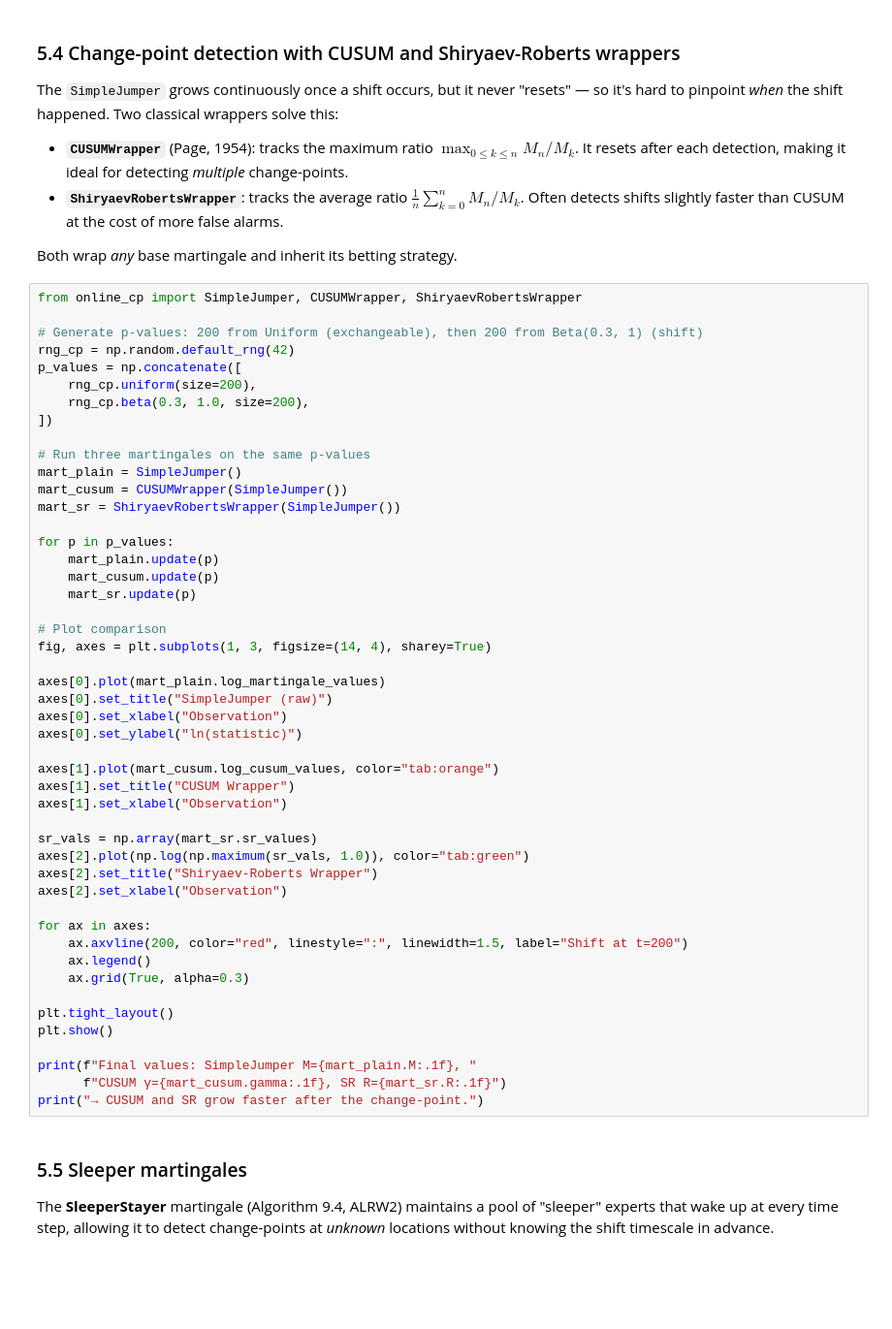
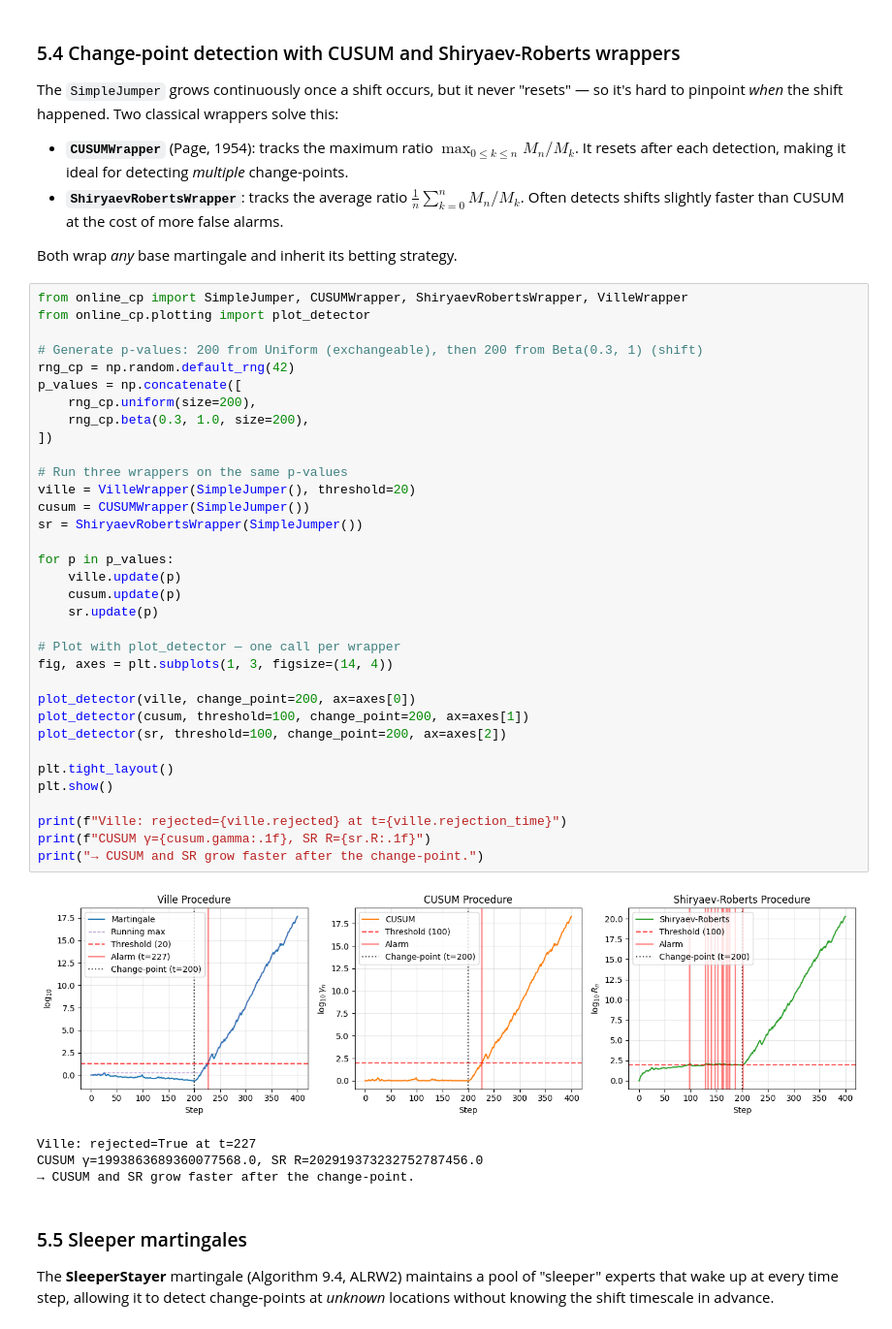
Before and after one commit to egonmedhatten/online-cp, a Jupyter notebook: notebooks/tutorial.ipynb, the cells around one changed output. Shown at 97% size. Saved outputs shown, nothing was run; the diff lists cells and outputs as text; blank space fills up the shorter version.

```diff
--- a/notebooks/tutorial.ipynb
+++ b/notebooks/tutorial.ipynb
@@ -411,53 +476,44 @@ The `SimpleJumper` grows continuously once a shift occurs, but it never "resets"
 
 Both wrap *any* base martingale and inherit its betting strategy.
 # %%
-from online_cp import SimpleJumper, CUSUMWrapper, ShiryaevRobertsWrapper
+from online_cp import SimpleJumper, CUSUMWrapper, ShiryaevRobertsWrapper, VilleWrapper
+from online_cp.plotting import plot_detector
 
 # Generate p-values: 200 from Uniform (exchangeable), then 200 from Beta(0.3, 1) (shift)
 rng_cp = np.random.default_rng(42)
 p_values = np.concatenate([
     rng_cp.uniform(size=200),
     rng_cp.beta(0.3, 1.0, size=200),
 ])
 
-# Run three martingales on the same p-values
-mart_plain = SimpleJumper()
-mart_cusum = CUSUMWrapper(SimpleJumper())
-mart_sr = ShiryaevRobertsWrapper(SimpleJumper())
+# Run three wrappers on the same p-values
+ville = VilleWrapper(SimpleJumper(), threshold=20)
+cusum = CUSUMWrapper(SimpleJumper())
+sr = ShiryaevRobertsWrapper(SimpleJumper())
 
 for p in p_values:
-    mart_plain.update(p)
-    mart_cusum.update(p)
-    mart_sr.update(p)
+    ville.update(p)
+    cusum.update(p)
+    sr.update(p)
 
-# Plot comparison
-fig, axes = plt.subplots(1, 3, figsize=(14, 4), sharey=True)
+# Plot with plot_detector — one call per wrapper
+fig, axes = plt.subplots(1, 3, figsize=(14, 4))
 
-axes[0].plot(mart_plain.log_martingale_values)
-axes[0].set_title("SimpleJumper (raw)")
-axes[0].set_xlabel("Observation")
-axes[0].set_ylabel("ln(statistic)")
-
-axes[1].plot(mart_cusum.log_cusum_values, color="tab:orange")
-axes[1].set_title("CUSUM Wrapper")
-axes[1].set_xlabel("Observation")
-
-sr_vals = np.array(mart_sr.sr_values)
-axes[2].plot(np.log(np.maximum(sr_vals, 1.0)), color="tab:green")
-axes[2].set_title("Shiryaev-Roberts Wrapper")
-axes[2].set_xlabel("Observation")
-
-for ax in axes:
-    ax.axvline(200, color="red", linestyle=":", linewidth=1.5, label="Shift at t=200")
-    ax.legend()
-    ax.grid(True, alpha=0.3)
+plot_detector(ville, change_point=200, ax=axes[0])
+plot_detector(cusum, threshold=100, change_point=200, ax=axes[1])
+plot_detector(sr, threshold=100, change_point=200, ax=axes[2])
 
 plt.tight_layout()
 plt.show()
 
-print(f"Final values: SimpleJumper M={mart_plain.M:.1f}, "
-      f"CUSUM γ={mart_cusum.gamma:.1f}, SR R={mart_sr.R:.1f}")
+print(f"Ville: rejected={ville.rejected} at t={ville.rejection_time}")
+print(f"CUSUM γ={cusum.gamma:.1f}, SR R={sr.R:.1f}")
 print("→ CUSUM and SR grow faster after the change-point.")
+# %% [output]
+[figure, added]
+Ville: rejected=True at t=227
+CUSUM γ=1993863689360077568.0, SR R=202919373232752787456.0
+→ CUSUM and SR grow faster after the change-point.
 # %% [markdown]
 ### 5.5 Sleeper martingales
 
```
Also changed, not shown: parts of 17 cells of this notebook, 6 other files.
